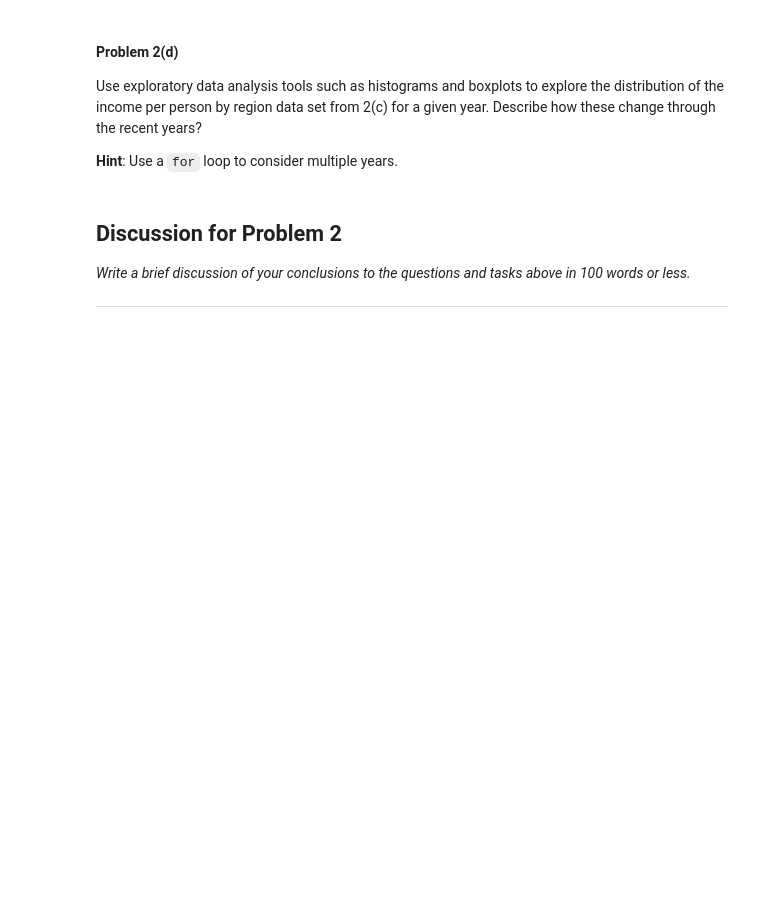
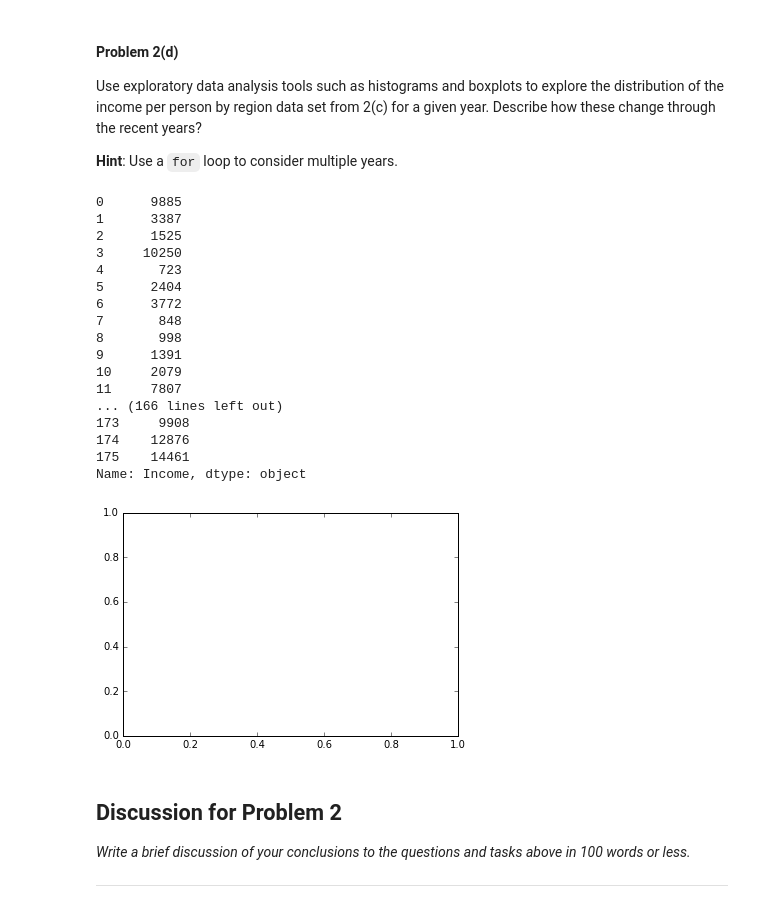
Before and after one commit to lbz320/CS109_2014_MySolution, a Jupyter notebook: HW1.ipynb, the cells around one changed output. Drawn from its saved outputs; the diff is of its cells as text; code cells hidden in the pictures; blank space fills up the shorter version.

```diff
--- a/HW1.ipynb
+++ b/HW1.ipynb
@@ -286,3 +277,8 @@ Example
 """
 #your code here
 def mergeByYear(year):
+    income = df_incomeT.loc[year]
+    df = pd.DataFrame(income)
+    df.reset_index(inplace = True)
+    df.columns = ['Country', 'Income']
+    return pd.merge(df_countries, df, on = 'Country' )
@@ -297,3 +298,29 @@ Use exploratory data analysis tools such as histograms and boxplots to explore t
+# %%
+#First consider the year of 2000
+year = 2000
+group_by_region = mergeByYear(year).groupby('Region')
+figure, ax = plt.subplots()
+for name, group in group_by_region:
+    a
+# %% [output]
+0      9885
+1      3387
+2      1525
+3     10250
+4       723
+5      2404
+6      3772
+7       848
+8       998
+9      1391
+10     2079
+11     7807
+... (166 lines left out)
+173     9908
+174    12876
+175    14461
+Name: Income, dtype: object
+[figure, added]
 # %% [markdown]
 ## Discussion for Problem 2
 
```
Also changed, not shown: parts of 8 cells of this notebook, 2 other files.
